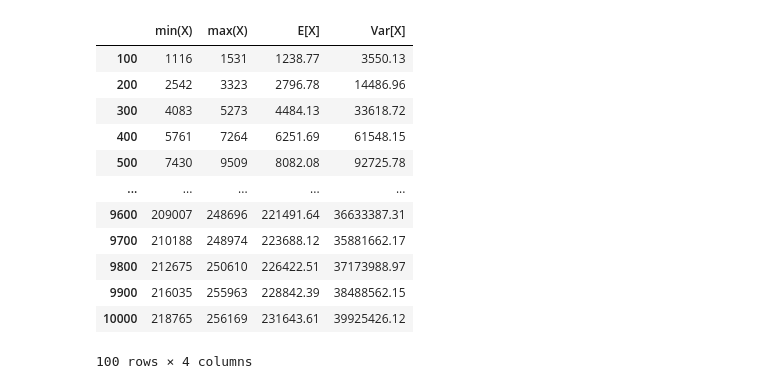
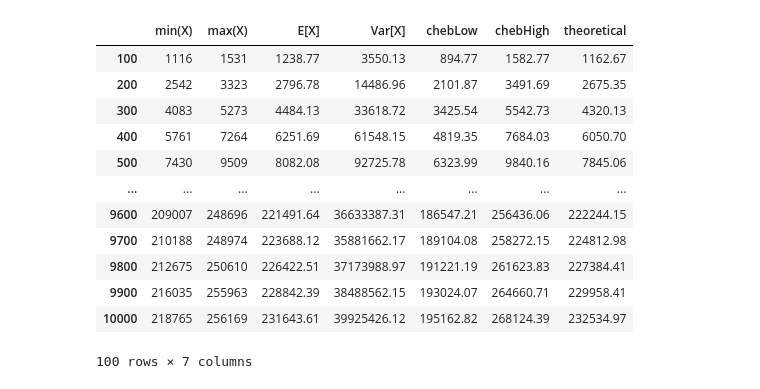
Before and after one commit to kestarumper/StudiaMgr, a Jupyter notebook: II/MPA/l1/p1/analyze.ipynb, the cells around one changed output. Drawn from its saved outputs; the diff is of its cells as text; code cells hidden in the pictures.

Commit message:
MPA L1P1 Add chebyshev. Add theoretical.

```diff
--- a/II/MPA/l1/p1/analyze.ipynb
+++ b/II/MPA/l1/p1/analyze.ipynb
@@ -9,7 +17,14 @@ pd.options.display.float_format = '{:.2f}'.format
+# %%
+def chebyshev(ex, varx, prob):
+    n = np.sqrt(1/prob)
+    low = ex - n * np.sqrt(varx)
+    high = ex + n * np.sqrt(varx)
+    return low, high
 # %%
 def stats(row):
     minAn = min(row)
     maxAn = max(row)
     meanAn = np.mean(row) # Expected value
     varAn = np.var(row)
-    return minAn, maxAn, meanAn, varAn
+    chebLow, chebHigh = chebyshev(meanAn, varAn, 0.03)
+    return minAn, maxAn, meanAn, varAn, chebLow, chebHigh
@@ -22,6 +53,8 @@ def analyze_csv(fname):
     data = []
     for index, row in df.iterrows():
         row = row.tolist()
-        data.append(stats(row))
+        row = stats(row)
+        t = (1.75*(index + 1) * 100 * np.log2((index + 1) * 100),)
+        data.append(row + t)
 
-    return pd.DataFrame(data, index=ns, columns=["min(X)", "max(X)", "E[X]", "Var[X]"])
+    return pd.DataFrame(data, index=ns, columns=["min(X)", "max(X)", "E[X]", "Var[X]", "chebLow", "chebHigh", "theoretical"])
@@ -28,16 +71,16 @@ def analyze_csv(fname):
 # %%
-analyze_csv("qs_experiment.csv")
+qs = analyze_csv("qs_experiment.csv"); qs
 # %% [output]
-|  | min(X) | max(X) | E[X] | Var[X] |
-| 100 | 1116 | 1531 | 1238.77 | 3550.13 |
-| 200 | 2542 | 3323 | 2796.78 | 14486.96 |
-| 300 | 4083 | 5273 | 4484.13 | 33618.72 |
-| 400 | 5761 | 7264 | 6251.69 | 61548.15 |
-| 500 | 7430 | 9509 | 8082.08 | 92725.78 |
-| ... | ... | ... | ... | ... |
-| 9600 | 209007 | 248696 | 221491.64 | 36633387.31 |
-| 9700 | 210188 | 248974 | 223688.12 | 35881662.17 |
-| 9800 | 212675 | 250610 | 226422.51 | 37173988.97 |
-| 9900 | 216035 | 255963 | 228842.39 | 38488562.15 |
-| 10000 | 218765 | 256169 | 231643.61 | 39925426.12 |
+|  | min(X) | max(X) | E[X] | Var[X] | chebLow | chebHigh | theoretical |
+| 100 | 1116 | 1531 | 1238.77 | 3550.13 | 894.77 | 1582.77 | 1162.67 |
+| 200 | 2542 | 3323 | 2796.78 | 14486.96 | 2101.87 | 3491.69 | 2675.35 |
+| 300 | 4083 | 5273 | 4484.13 | 33618.72 | 3425.54 | 5542.73 | 4320.13 |
+| 400 | 5761 | 7264 | 6251.69 | 61548.15 | 4819.35 | 7684.03 | 6050.70 |
+| 500 | 7430 | 9509 | 8082.08 | 92725.78 | 6323.99 | 9840.16 | 7845.06 |
+| ... | ... | ... | ... | ... | ... | ... | ... |
+| 9600 | 209007 | 248696 | 221491.64 | 36633387.31 | 186547.21 | 256436.06 | 222244.15 |
+| 9700 | 210188 | 248974 | 223688.12 | 35881662.17 | 189104.08 | 258272.15 | 224812.98 |
+| 9800 | 212675 | 250610 | 226422.51 | 37173988.97 | 191221.19 | 261623.83 | 227384.41 |
+| 9900 | 216035 | 255963 | 228842.39 | 38488562.15 | 193024.07 | 264660.71 | 229958.41 |
+| 10000 | 218765 | 256169 | 231643.61 | 39925426.12 | 195162.82 | 268124.39 | 232534.97 |
-100 rows × 4 columns
+100 rows × 7 columns
```
Also changed, not shown: parts of 7 cells of this notebook, 3 other files.
